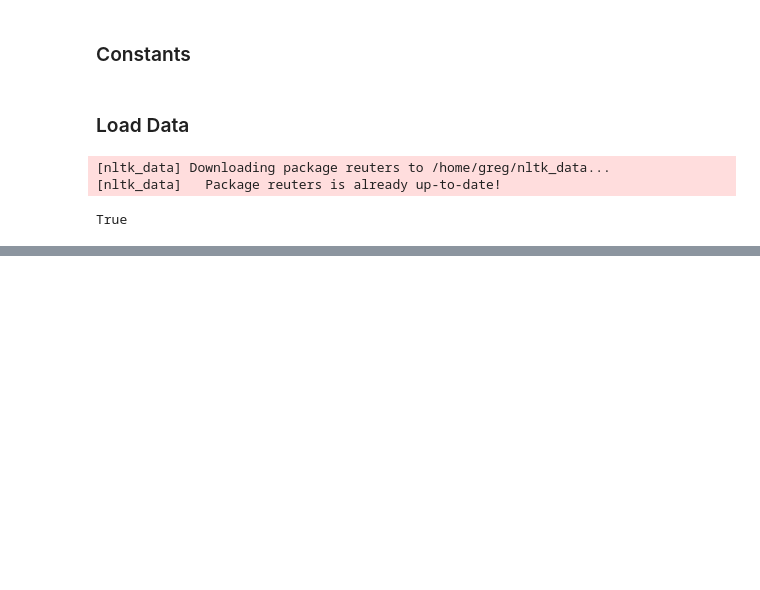
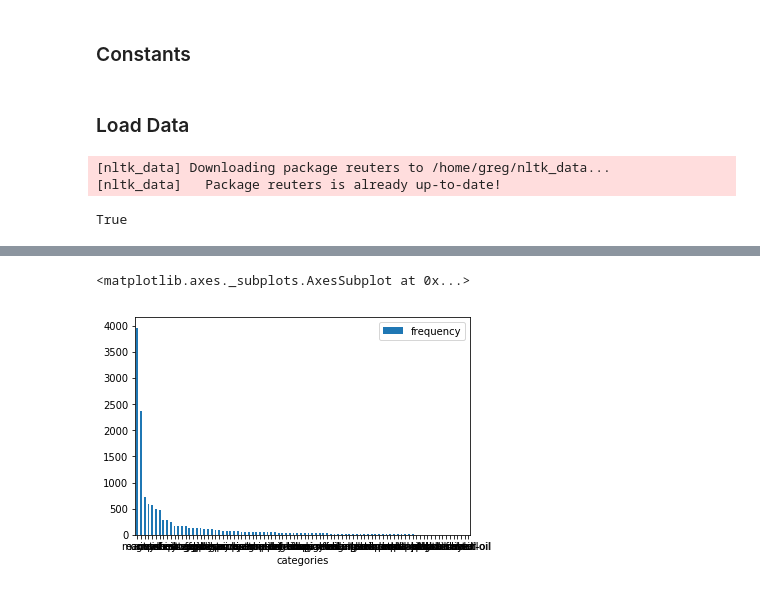
Before and after one commit to jgdelrio/tutorials, a Jupyter notebook: TextMining/10_Job_Classification.ipynb, the cells around one changed output, grey strips where cells are left out. Drawn from its saved outputs; the diff is of its cells as text; code cells hidden in the pictures; blank space fills up the shorter version.

```diff
--- a/TextMining/10_Job_Classification.ipynb
+++ b/TextMining/10_Job_Classification.ipynb
@@ -109,0 +94,2 @@ Coordinates on the other side is almost completely null values.
+# %%
+df, categories = collection_stats()
@@ -109,0 +136,14 @@ Coordinates on the other side is almost completely null values.
+# %%
+base = np.zeros(len(categories))
+def count_categories(cat, cat_list=categories, base=base):
+    base = base.copy()
+    for x in cat:
+        idx = cat_list.index(x)
+        base[idx] += 1
+    return base
+# %%
+cat_by_freq = df.categories.apply(count_categories).sum(axis=0)
+# %%
+df_categories = pd.DataFrame({'categories': categories, 'frequency': cat_by_freq})
+df_categories.sort_values(by=['frequency'], ascending=False, inplace=True)
+df_categories[:10]
@@ -109,0 +162,5 @@ Coordinates on the other side is almost completely null values.
+# %%
+df_categories.plot.bar(x='categories', y='frequency', rot=0)
+# %% [output]
+<matplotlib.axes._subplots.AxesSubplot at 0x...>
+[figure, added]
```
Also changed, not shown: parts of 11 cells of this notebook, 3 other files.
